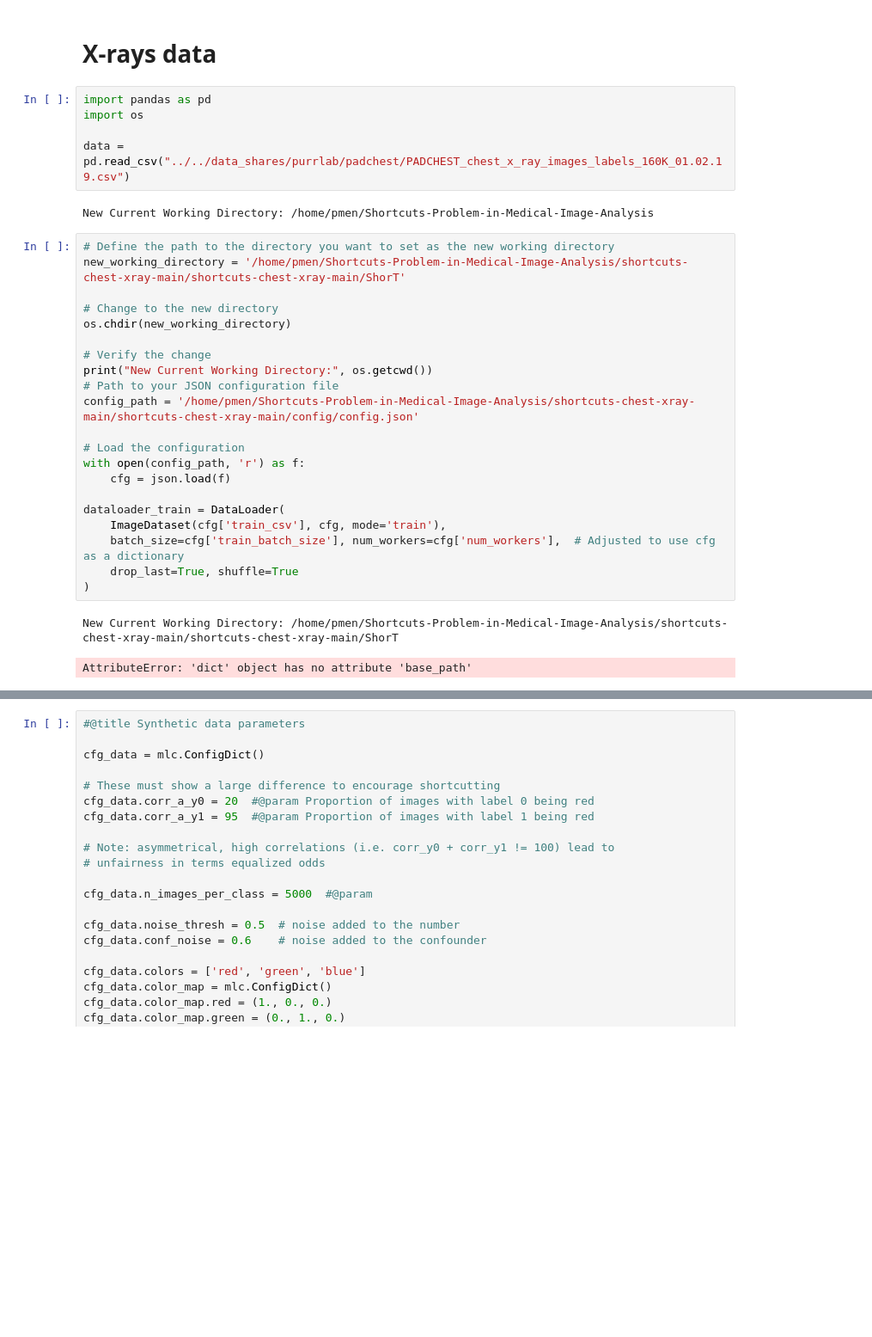
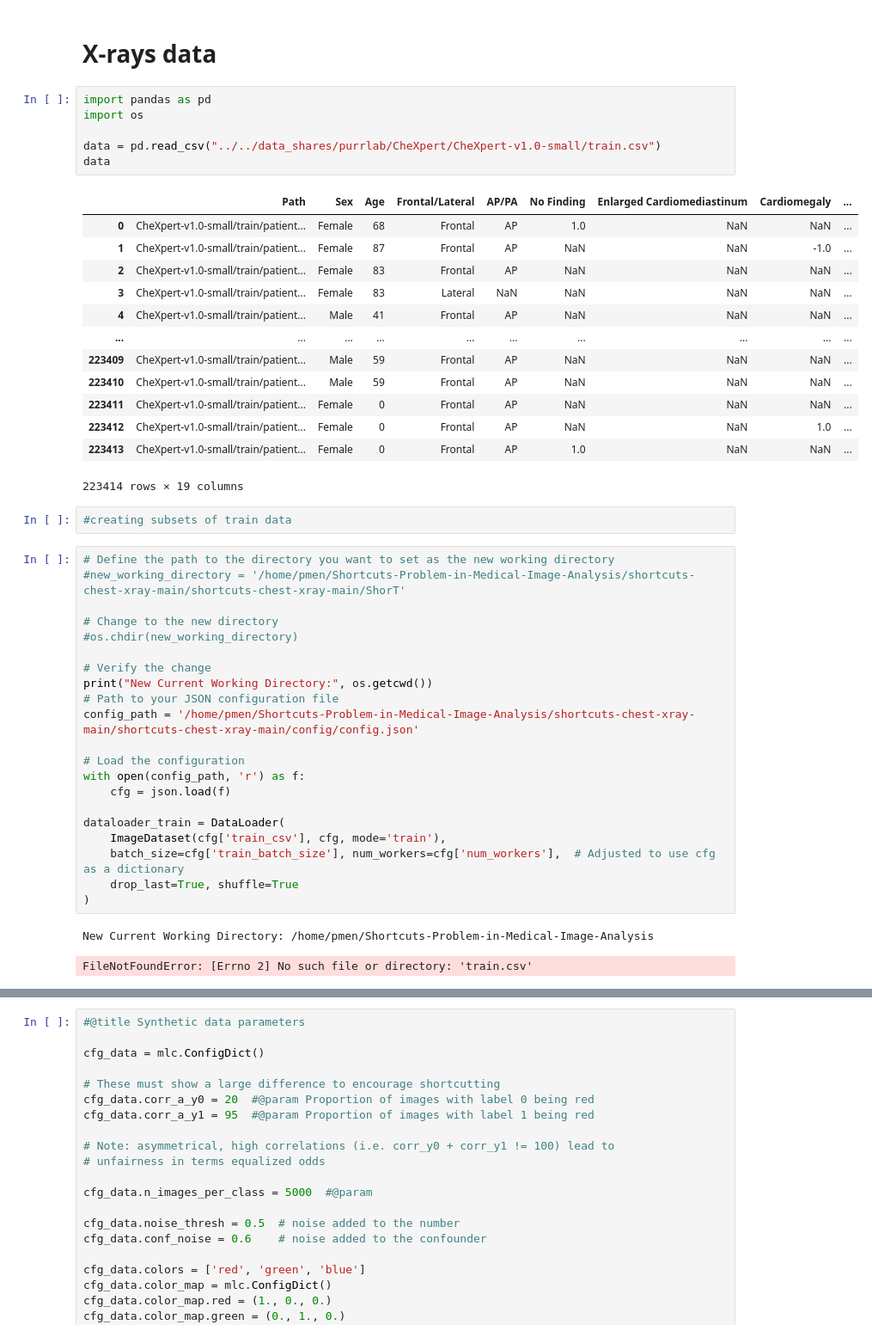
Before and after one commit to katarinakoke/Shortcuts-Problem-in-Medical-Image-Analysis, a Jupyter notebook: shortcuts-chest-xray-main/shortcuts-chest-xray-main/ShorT/Shortcut_Testing.ipynb, the cells around one changed output, grey strips where cells are left out. Shown: that part at 86% size. Drawn from its saved outputs; the diff is of its cells as text; blank space fills up the shorter version.

Commit message:
change parameters in config file, modify dataset function and ShorT notebook

```diff
--- a/shortcuts-chest-xray-main/shortcuts-chest-xray-main/ShorT/Shortcut_Testing.ipynb
+++ b/shortcuts-chest-xray-main/shortcuts-chest-xray-main/ShorT/Shortcut_Testing.ipynb
@@ -218,16 +236,31 @@ def gen_dataset(cfg_data):
 # %%
 import pandas as pd
 import os
 
-data = pd.read_csv("../../data_shares/purrlab/padchest/PADCHEST_chest_x_ray_images_labels_160K_01.02.19.csv")
+data = pd.read_csv("../../data_shares/purrlab/CheXpert/CheXpert-v1.0-small/train.csv")
+data
 # %% [output]
+|  | Path | Sex | Age | Frontal/Lateral | AP/PA | No Finding | Enlarged Cardiomediastinum | Cardiomegaly | ... |
+| 0 | CheXpert-v1.0-small/train/patient... | Female | 68 | Frontal | AP | 1.0 | NaN | NaN | ... |
+| 1 | CheXpert-v1.0-small/train/patient... | Female | 87 | Frontal | AP | NaN | NaN | -1.0 | ... |
+| 2 | CheXpert-v1.0-small/train/patient... | Female | 83 | Frontal | AP | NaN | NaN | NaN | ... |
+| 3 | CheXpert-v1.0-small/train/patient... | Female | 83 | Lateral | NaN | NaN | NaN | NaN | ... |
+| 4 | CheXpert-v1.0-small/train/patient... | Male | 41 | Frontal | AP | NaN | NaN | NaN | ... |
+| ... | ... | ... | ... | ... | ... | ... | ... | ... | ... |
+| 223409 | CheXpert-v1.0-small/train/patient... | Male | 59 | Frontal | AP | NaN | NaN | NaN | ... |
+| 223410 | CheXpert-v1.0-small/train/patient... | Male | 59 | Frontal | AP | NaN | NaN | NaN | ... |
+| 223411 | CheXpert-v1.0-small/train/patient... | Female | 0 | Frontal | AP | NaN | NaN | NaN | ... |
+| 223412 | CheXpert-v1.0-small/train/patient... | Female | 0 | Frontal | AP | NaN | NaN | 1.0 | ... |
+| 223413 | CheXpert-v1.0-small/train/patient... | Female | 0 | Frontal | AP | 1.0 | NaN | NaN | ... |
-New Current Working Directory: /home/pmen/Shortcuts-Problem-in-Medical-Image-Analysis
+223414 rows × 19 columns
+# %%
+#creating subsets of train data
 # %%
 # Define the path to the directory you want to set as the new working directory
-new_working_directory = '/home/pmen/Shortcuts-Problem-in-Medical-Image-Analysis/shortcuts-chest-xray-main/shortcuts-chest-xray-main/ShorT'
+#new_working_directory = '/home/pmen/Shortcuts-Problem-in-Medical-Image-Analysis/shortcuts-chest-xray-main/shortcuts-chest-xray-main/ShorT'
 
 # Change to the new directory
-os.chdir(new_working_directory)
+#os.chdir(new_working_directory)
 
 # Verify the change
 print("New Current Working Directory:", os.getcwd())
@@ -244,7 +277,7 @@ dataloader_train = DataLoader(
     drop_last=True, shuffle=True
 )
 # %% [output]
-New Current Working Directory: /home/pmen/Shortcuts-Problem-in-Medical-Image-Analysis/shortcuts-chest-xray-main/shortcuts-chest-xray-main/ShorT
+New Current Working Directory: /home/pmen/Shortcuts-Problem-in-Medical-Image-Analysis
-AttributeError: 'dict' object has no attribute 'base_path'
+FileNotFoundError: [Errno 2] No such file or directory: 'train.csv'
 # %%
 from ml_collections import ConfigDict
```
Also changed, not shown: parts of 2 cells of this notebook, 2 other files.
